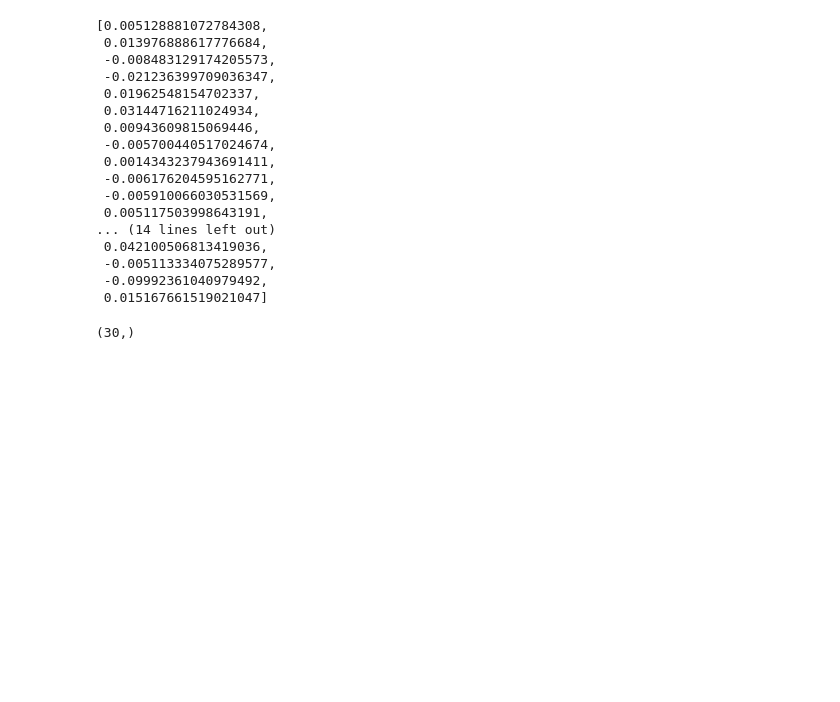
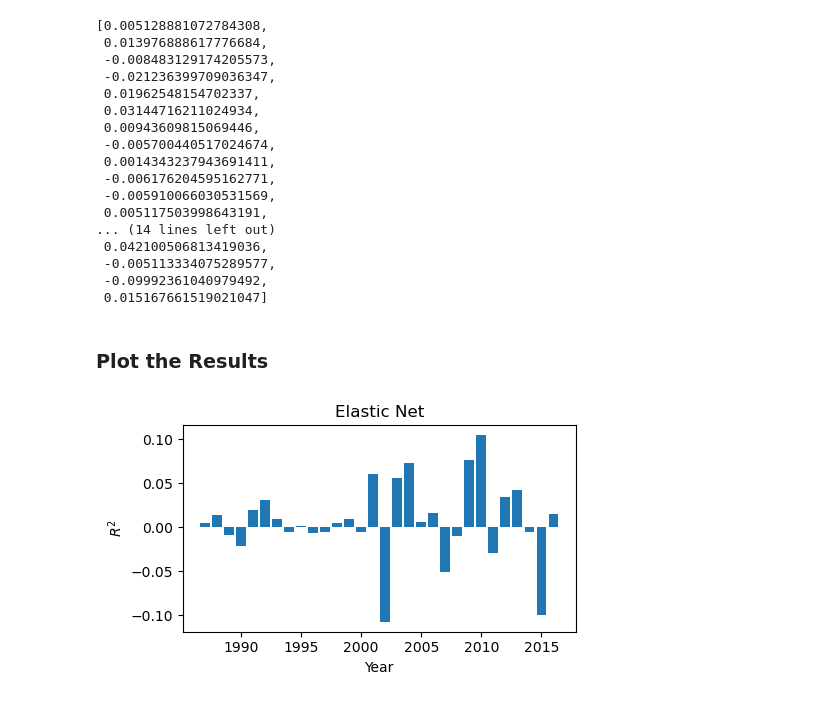
Before and after one commit to caizihuahua/5470_Statistical_ML, a Jupyter notebook: CUI/enet.ipynb, the cells around one changed output. Drawn from its saved outputs; the diff is of its cells as text; code cells hidden in the pictures; blank space fills up the shorter version.

```diff
--- a/CUI/enet.ipynb
+++ b/CUI/enet.ipynb
@@ -163,7 +144,16 @@ plt.plot(enet_oos_r2)
+# %% [markdown]
+### Plot the Results
 # %%
 import numpy as np
 import pandas as pd
-enetdata = pd.read_csv("./E")
-np.arange(1987,2017)
+import matplotlib.pyplot as plt
+enetdata = pd.read_csv("./enet.csv")
-# %% [output]
-(30,)
+# %%
+plt.figure(figsize=(5,3))
+plt.title("Elastic Net")
+plt.xlabel('Year')
+plt.ylabel('$R^2$')
+plt.bar(np.arange(1987,2017),enetdata['r^2'])
+plt.tight_layout()
+# %% [output]
+[figure, added]
```
Also changed, not shown: parts of 5 cells of this notebook, 4 other files.
